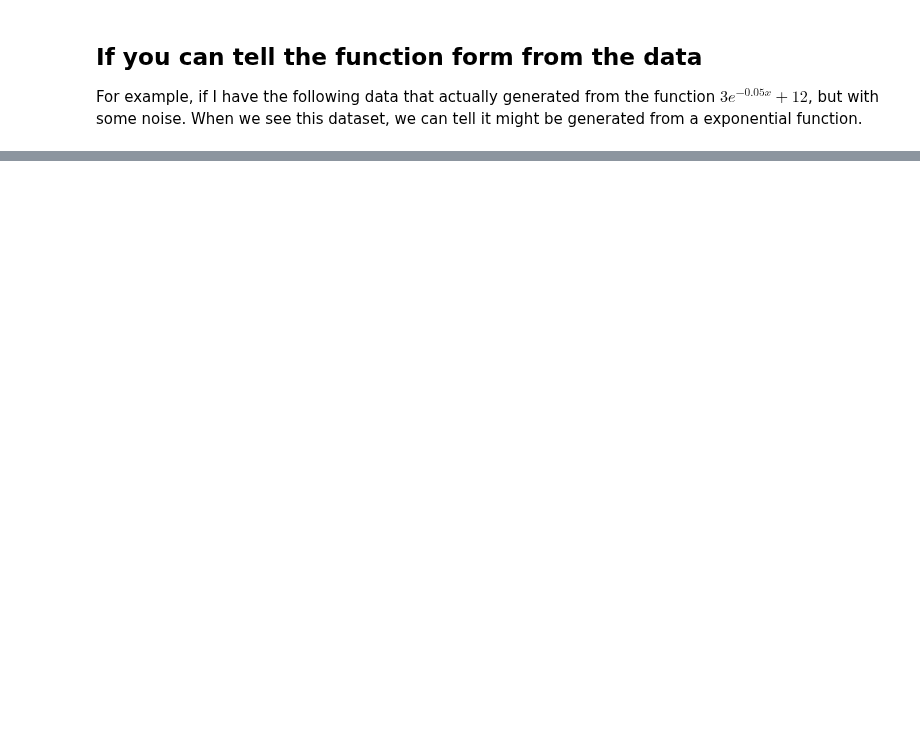
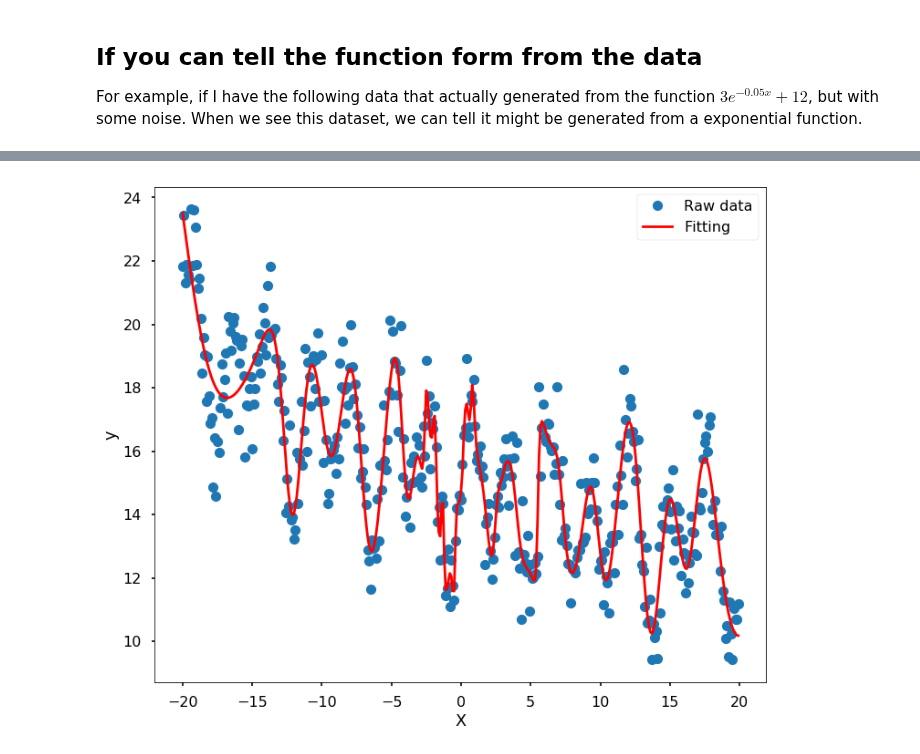
Before and after one commit to qingkaikong/blog, a Jupyter notebook: 2018_18_Curve_fitting/Curve_fitting.ipynb, the cells around one changed output, grey strips where cells are left out. Drawn from its saved outputs; the diff is of its cells as text; code cells hidden in the pictures; blank space fills up the shorter version.

```diff
--- a/2018_18_Curve_fitting/Curve_fitting.ipynb
+++ b/2018_18_Curve_fitting/Curve_fitting.ipynb
@@ -109,0 +126,17 @@ plt.legend()
+# %%
+mlp = MLPRegressor(hidden_layer_sizes=(200,200,200), max_iter = 10000, solver='lbfgs', \
+                   alpha=0.01, activation = 'tanh', random_state = 8)
+
+yfit = mlp.fit(x[:, None], y).predict(x[:, None])
+
+plt.figure(figsize = (12,10))
+plt.plot(x, y, 'o', label = 'Raw data')
+plt.plot(x, yfit, '-r', label = 'Fitting', zorder = 10)
+plt.legend()
+
+plt.xlabel('X')
+plt.ylabel('y')
+
+plt.show()
+# %% [output]
+[figure, added]
```
Also changed, not shown: parts of 18 cells of this notebook.
